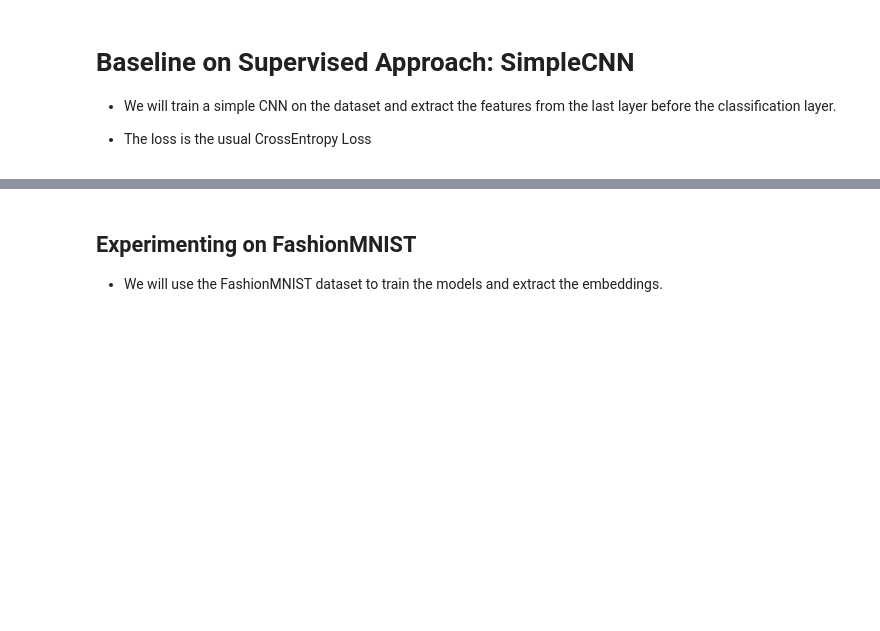
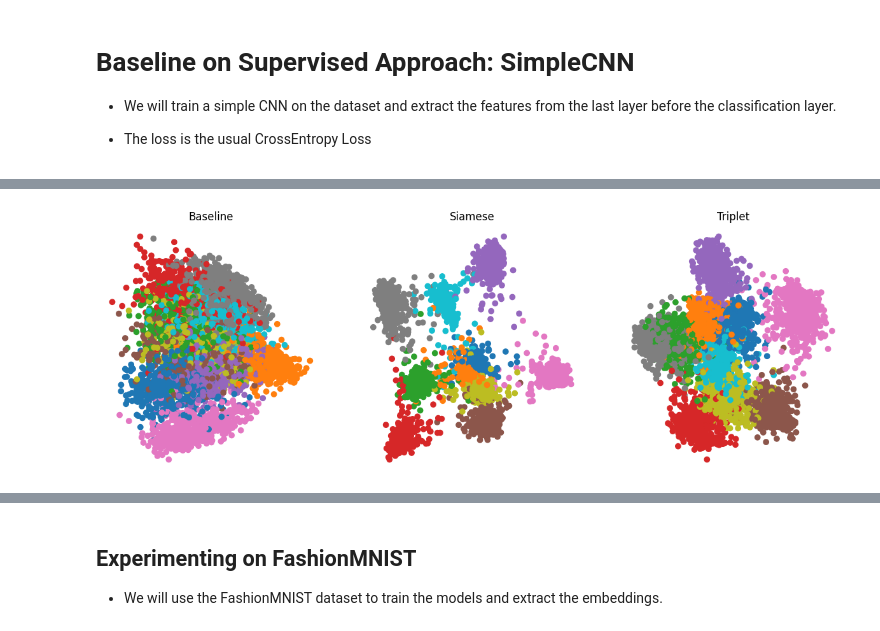
Before and after one commit to U-n-Own/UniversityNotes, a Jupyter notebook: Assignments/ContinualLearning/CL-project/main.ipynb, the cells around one changed output, grey strips where cells are left out. Cells and saved outputs as stored; diff of their text form; code cells hidden in the pictures; blank space fills up the shorter version.

```diff
--- a/Assignments/ContinualLearning/CL-project/main.ipynb
+++ b/Assignments/ContinualLearning/CL-project/main.ipynb
@@ -137,6 +148,7 @@ if os.path.exists('tripletmodel.pth'):
     tripletmodel.load_state_dict(torch.load('tripletmodel.pth'))
     tripletmodel.eval()
     tripletmodel.to(device)
+    triplet_train_loss = np.load('triplet_train_loss.npy')
     print('Model loaded')
 else:
 
@@ -250,6 +279,7 @@ if os.path.exists('siamese_network.pth'):
     siamese_network.load_state_dict(torch.load('siamese_network.pth'))
     siamese_network.eval()
     siamese_network.to(device)
+    siamese_train_loss = np.load('siamese_train_loss.npy')
     print('Model loaded')
 else:
 
@@ -333,15 +369,12 @@ plt.show()
 # Just classic train of CNN on MNIST
 
 # check for checkpoint
-
-mnist = datasets.MNIST('./data', train=True, download=True, transform=transforms.Compose([transforms.ToTensor()]))
-
-mnist_loader = torch.utils.data.DataLoader(mnist, batch_size=1024, shuffle=True)
-
 if os.path.exists('baseline_model.pth'):
     model = SimpleCNN()
+    model.to(device)
     model.load_state_dict(torch.load('baseline_model.pth'))
     baseline_train_loss = np.load('baseline_train_loss.npy')
+    print('Model loaded')
 else:
 
     model = SimpleCNN().to(device)
@@ -408,0 +445,15 @@ plt.show()
+# %%
+# show the embedding of each model in a subplot
+
+fig, axs = plt.subplots(1, 3, figsize=(15, 5))
+
+pca_embeddings = [pca_embeddings_baseline, pca_embeddings_siamese, pca_embeddings_triplet]
+
+for i, (pca_embedding, title) in enumerate(zip(pca_embeddings, ['Baseline', 'Siamese', 'Triplet'])):
+    axs[i].scatter(pca_embedding[:, 0], pca_embedding[:, 1], c=labels, cmap='tab10')
+    axs[i].set_title(title)
+    axs[i].axis('off')
+
+plt.show()
+# %% [output]
+[figure, added]
```
Also changed, not shown: parts of 40 cells of this notebook.
